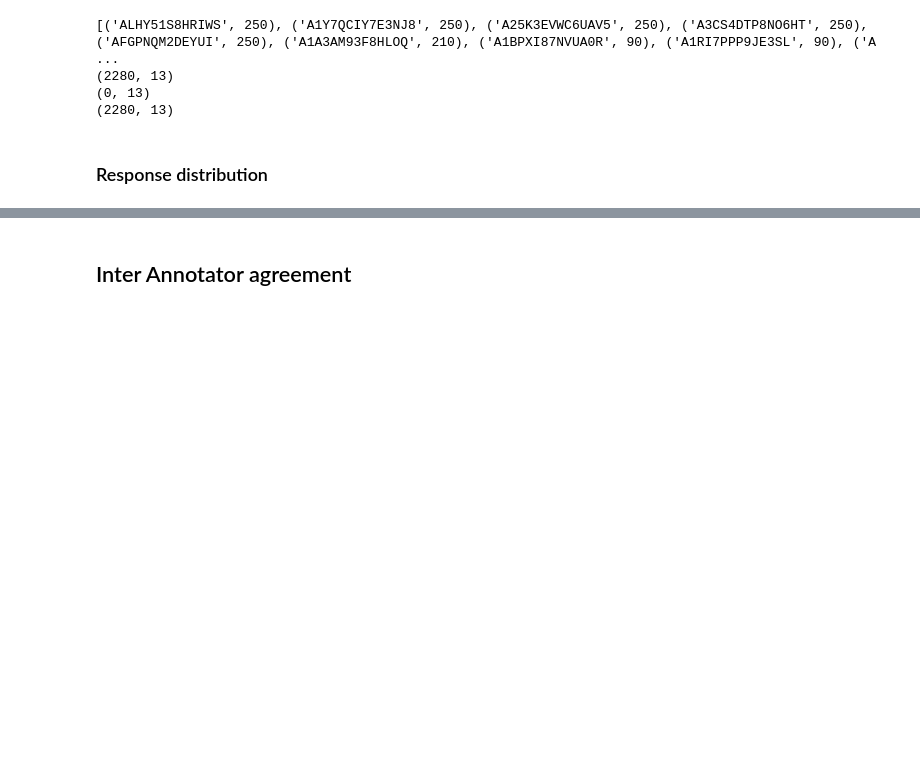
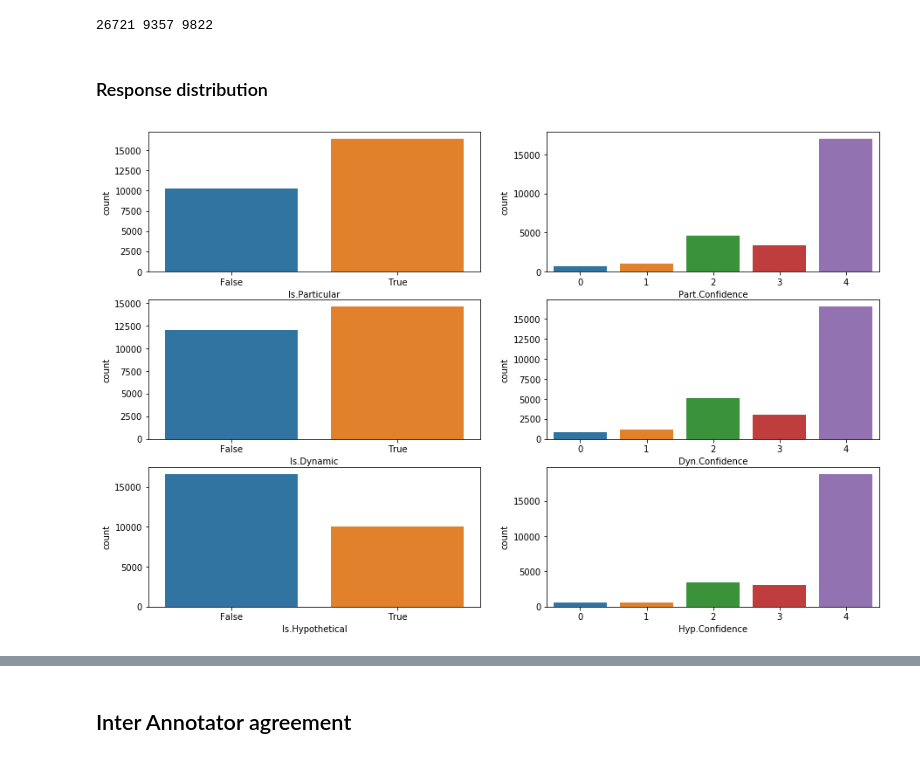
Before and after one commit to mdheller/factslab-protocols, a Jupyter notebook: genericity_protocol/analysis/pred_analysis.ipynb, the cells around one changed output, grey strips where cells are left out. Cells and saved outputs as stored; diff of their text form; code cells hidden in the pictures; blank space fills up the shorter version.

```diff
--- a/genericity_protocol/analysis/pred_analysis.ipynb
+++ b/genericity_protocol/analysis/pred_analysis.ipynb
@@ -62,26 +14,0 @@ def extract_dataframe(data):
-# %%
-raw_data = extract_dataframe(raw_data_file)
-raw_data = raw_data[raw_data['status']!='Rejected']
-raw_data = raw_data.reset_index(drop=True)
-raw_data['sent_pred'] = raw_data['sent_id'].map(lambda x : x) + "_" +\
-                           raw_data['pred_token'].map(lambda x: str(x))
-
-raw_data['pred_pos'] = None
-tmp['sent_pred'] = tmp['sent_id'].map(lambda x : x) + "_" +\
-                           tmp['pred_token'].map(lambda x: str(x))
-
-for i, _ in raw_data.iterrows():
-    raw_data.at[i, 'pred_pos'] = tmp.loc[tmp['sent_pred'] == raw_data.at[i, 'sent_pred'], 'pos'].values[0]
-
-raw_data['sent_predpos'] = raw_data['sent_id'].map(lambda x : x) + "_" +\
-                           raw_data['pred_pos'].map(lambda x: str(x))
-
-# # Rearrange the columns
-cols = ['hit_id', 'worker_id','sent_pred', 'predicate', 'pred_root_pos', 'sent_id','pred_token','part','part_conf',
-        'dyn','dyn_conf','hyp','hyp_conf']
-data = raw_data[cols]
-# %% [output]
-[('ALHY51S8HRIWS', 250), ('A1Y7QCIY7E3NJ8', 250), ('A25K3EVWC6UAV5', 250), ('A3CS4DTP8NO6HT', 250), ('AFGPNQM2DEYUI', 250), ('A1A3AM93F8HLOQ', 210), ('A1BPXI87NVUA0R', 90), ('A1RI7PPP9JE3SL', 90), ('A ...
-(2280, 13)
-(0, 13)
-(2280, 13)
@@ -144,12 +15,30 @@ long_data.to_csv('long_data.tsv', sep="\t", index=False)
+# %%
+attributes = {"part", "hyp", "dyn"}
+attr_map = {"part": "Is.Particular", "hyp": "Is.Hypothetical", "dyn": "Is.Dynamic"}
+attr_conf = {"part": "Part.Confidence", "hyp": "Hyp.Confidence", "dyn": "Dyn.Confidence"}
+
+data_file = "../../../data/pred_raw_data.tsv"
+data = pd.read_csv(data_file, sep="\t")
+
+data['Unique.ID'] = data.apply(lambda x: x['Split'] + " sent_" + str(x['Sentence.ID']) +\
+                               "_" + str(x["Span"]), axis=1)
+data_test = data[data['Split'] == "test"]
+data_dev = data[data['Split'] == "dev"]
+data = data[data['Split'] == "train"]
+print(len(data), len(data_test), len(data_dev))
+# %% [output]
+26721 9357 9822
 # %% [markdown]
 ### Response distribution
 # %%
 fig, axs = plt.subplots(ncols=2, nrows=3, figsize=(15, 10))
-sns.countplot(x='part', data=data, ax=axs[0][0])
-sns.countplot(x='part_conf', data=data, ax=axs[0][1])
-sns.countplot(x='dyn', data=data, ax=axs[1][0])
-sns.countplot(x='dyn_conf', data=data, ax=axs[1][1])
-sns.countplot(x='hyp', data=data, ax=axs[2][0])
-sns.countplot(x='hyp_conf', data=data, ax=axs[2][1])
+sns.countplot(x='Is.Particular', data=data, ax=axs[0][0])
+sns.countplot(x='Part.Confidence', data=data, ax=axs[0][1])
+sns.countplot(x='Is.Dynamic', data=data, ax=axs[1][0])
+sns.countplot(x='Dyn.Confidence', data=data, ax=axs[1][1])
+sns.countplot(x='Is.Hypothetical', data=data, ax=axs[2][0])
+sns.countplot(x='Hyp.Confidence', data=data, ax=axs[2][1])
 
 plt.show()
+# %% [output]
+[figure, added]
```
Also changed, not shown: parts of 6 cells of this notebook.
